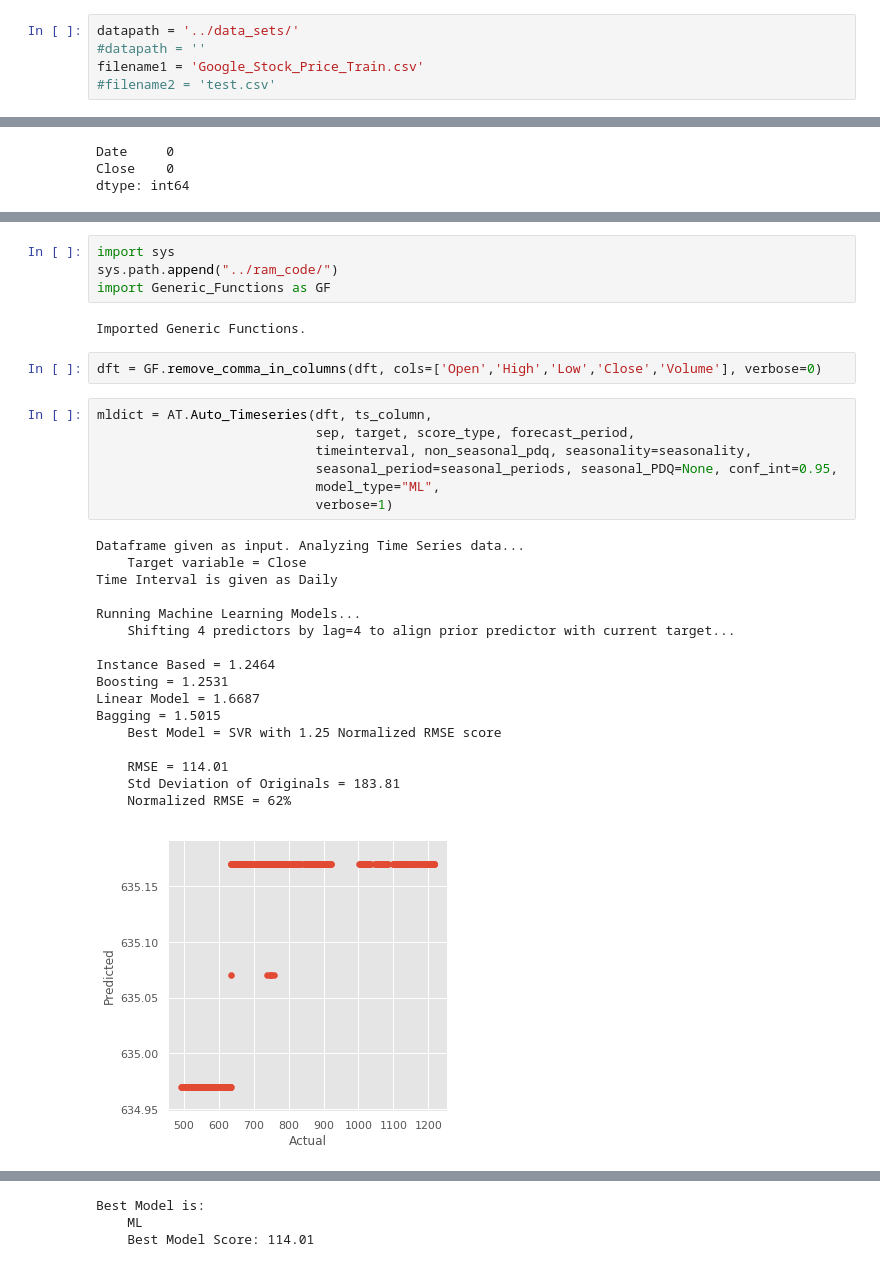
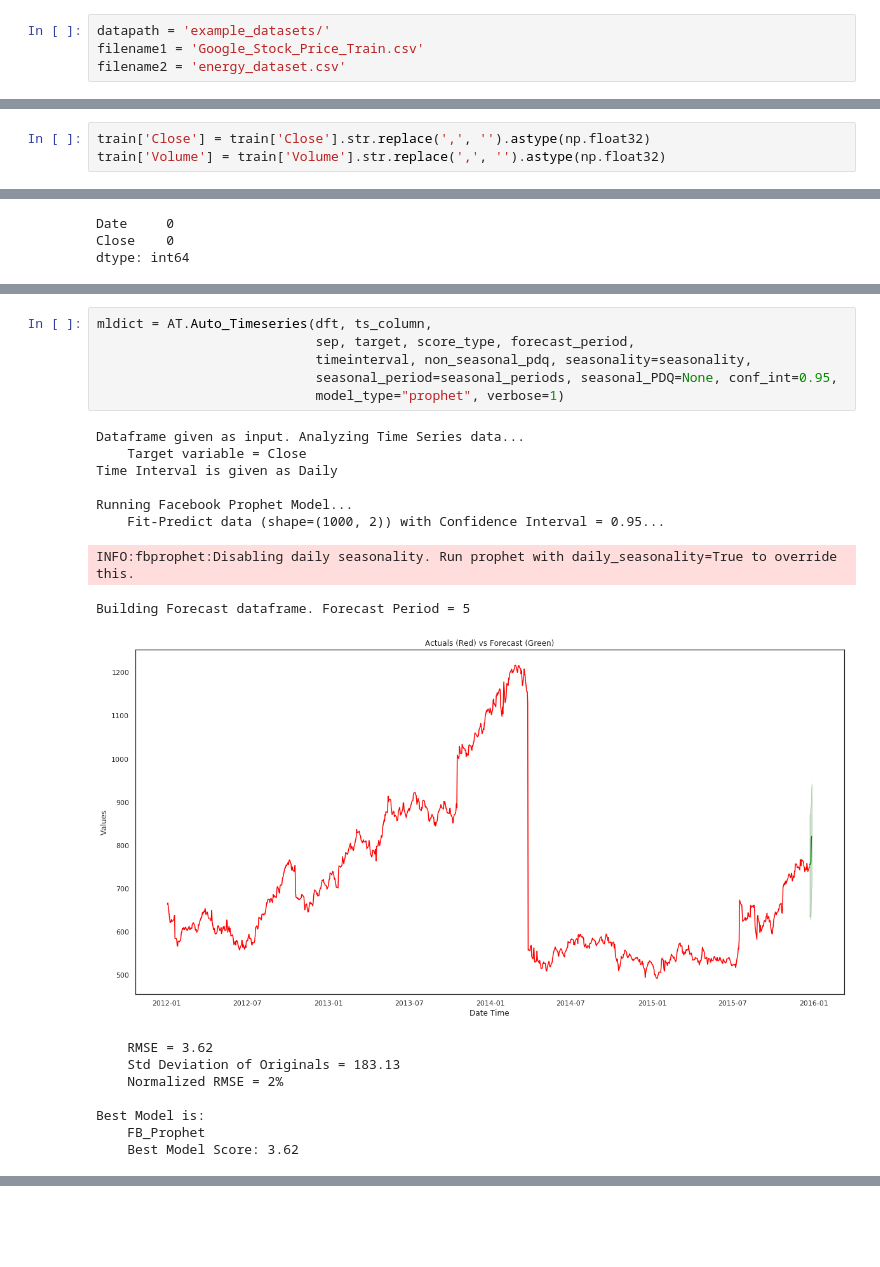
Before and after one commit to AutoViML/Auto_TS, a Jupyter notebook: Auto_Timeseries_Test.ipynb, the cells around one changed output, grey strips where cells are left out. Drawn from its saved outputs; the diff is of its cells as text; blank space fills up the shorter version.

Commit message:
fixed the import directory hierarchy and successfully tested Auto_Timeseries_Test.ipynb.

```diff
--- a/Auto_Timeseries_Test.ipynb
+++ b/Auto_Timeseries_Test.ipynb
@@ -10,10 +11,9 @@ Imported Auto_Timeseries version: 0.0.13. Call by using Auto_Timeseries(trainfil
                             verbose=0)
     To get detailed charts of actuals and forecasts, set verbose = 1
 # %%
-datapath = '../data_sets/'
-#datapath = ''
+datapath = 'example_datasets/'
 filename1 = 'Google_Stock_Price_Train.csv'
-#filename2 = 'test.csv'
+filename2 = 'energy_dataset.csv'
 # %%
 train = pd.read_csv(datapath+filename1,index_col=None)
 print(train.shape)
@@ -22,6 +22,9 @@ train.head(1)
 (1258, 6)
 |  | Date | Open | High | Low | Close | Volume |
 | 0 | 1/3/2012 | 325.25 | 332.83 | 324.97 | 663.59 | 7,380,500 |
+# %%
+train['Close'] = train['Close'].str.replace(',', '').astype(np.float32)
+train['Volume'] = train['Volume'].str.replace(',', '').astype(np.float32)
 # %%
 #dft = dft.iloc[::48,]
 dft = train[:1000]
@@ -57,35 +55,25 @@ non_seasonal_pdq = (3,1,3)
 seasonality = True
 seasonal_periods = 24
-# %%
-import sys
-sys.path.append("../ram_code/")
-import Generic_Functions as GF
-# %% [output]
-Imported Generic Functions.
-# %%
-dft = GF.remove_comma_in_columns(dft, cols=['Open','High','Low','Close','Volume'], verbose=0)
 # %%
 mldict = AT.Auto_Timeseries(dft, ts_column,
                             sep, target, score_type, forecast_period,
                             timeinterval, non_seasonal_pdq, seasonality=seasonality,
                             seasonal_period=seasonal_periods, seasonal_PDQ=None, conf_int=0.95,
-                            model_type="ML",
-                            verbose=1)
+                            model_type="prophet", verbose=1)
 # %% [output]
 Dataframe given as input. Analyzing Time Series data...
     Target variable = Close
 Time Interval is given as Daily
 
-Running Machine Learning Models...
-    Shifting 4 predictors by lag=4 to align prior predictor with current target...
-
-Instance Based = 1.2464
-Boosting = 1.2531
-Linear Model = 1.6687
-Bagging = 1.5015
-    Best Model = SVR with 1.25 Normalized RMSE score
-
-    RMSE = 114.01
-    Std Deviation of Originals = 183.81
-    Normalized RMSE = 62%
+Running Facebook Prophet Model...
+    Fit-Predict data (shape=(1000, 2)) with Confidence Interval = 0.95...
+INFO:fbprophet:Disabling daily seasonality. Run prophet with daily_seasonality=True to override this.
+Building Forecast dataframe. Forecast Period = 5
-[figure, old version]
+[figure, new version]
+    RMSE = 3.62
+    Std Deviation of Originals = 183.13
+    Normalized RMSE = 2%
+
+Best Model is:
+    FB_Prophet
+    Best Model Score: 3.62
@@ -93,3 +80,0 @@ Bagging = 1.5015
-Best Model is:
-    ML
-    Best Model Score: 114.01
```
Also changed, not shown: parts of 7 cells of this notebook, 12 other files.
